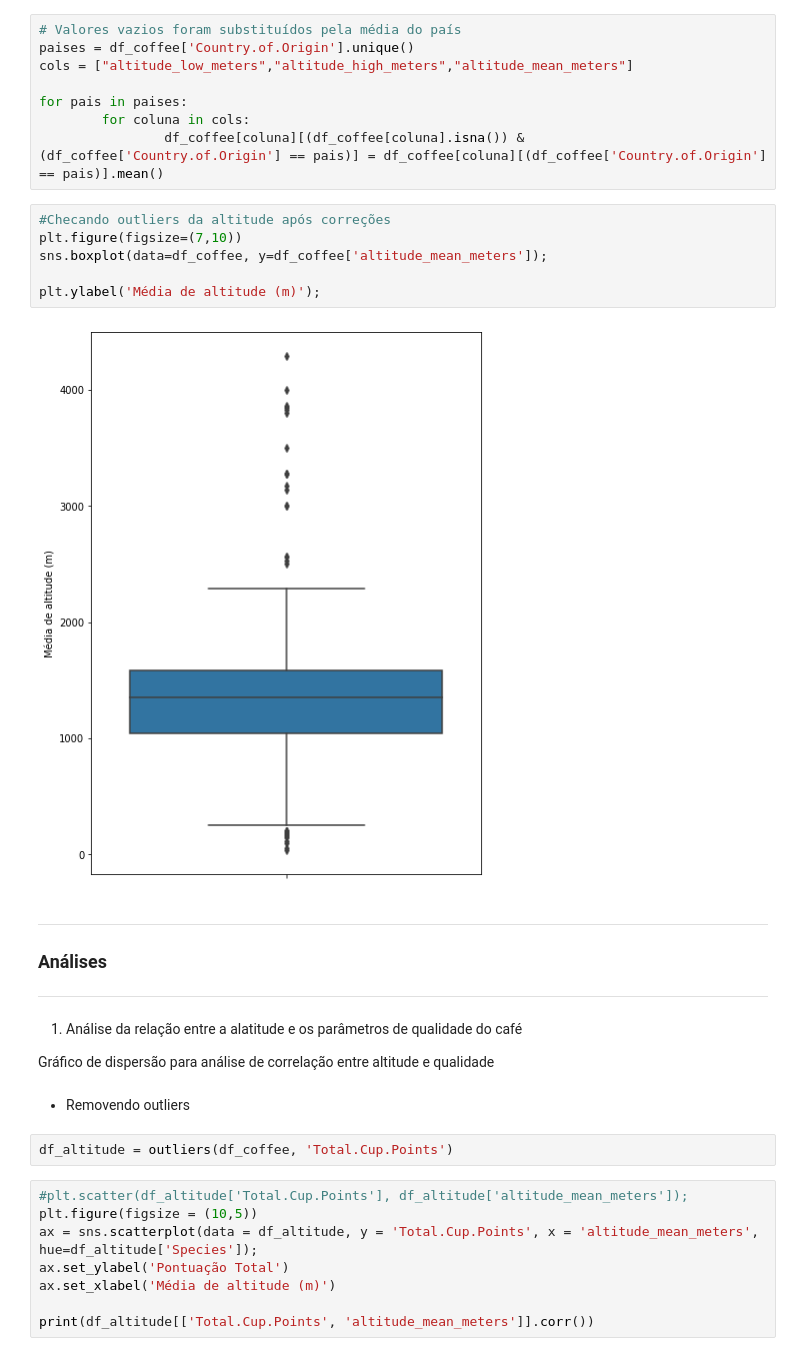
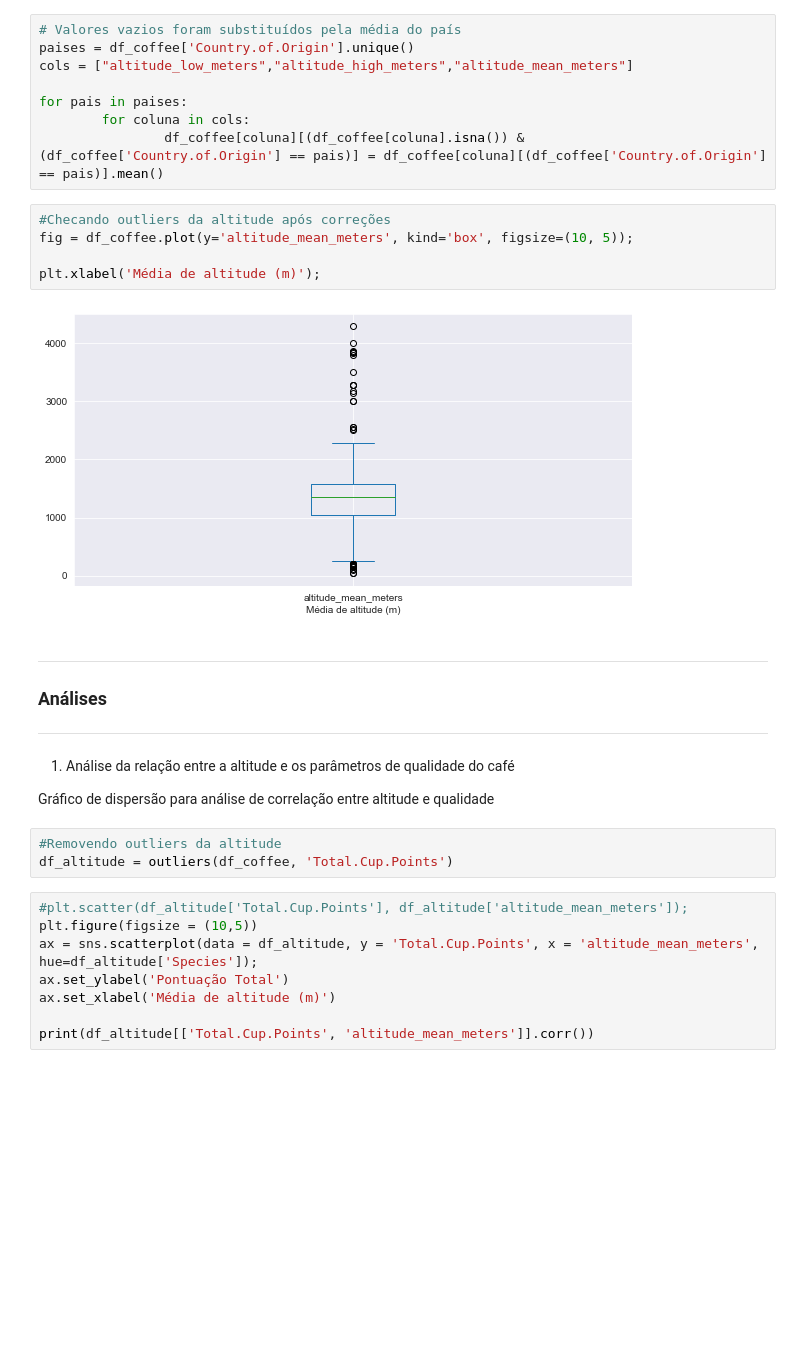
Before and after one commit to fernandadefalco/projeto-moduloIV, a Jupyter notebook: projeto_4.ipynb, the cells around one changed output. Saved outputs shown, nothing was run; the diff lists cells and outputs as text; blank space fills up the shorter version.

```diff
--- a/projeto_4.ipynb
+++ b/projeto_4.ipynb
@@ -253,24 +259,22 @@ for pais in paises:
                 df_coffee[coluna][(df_coffee[coluna].isna()) & (df_coffee['Country.of.Origin'] == pais)] = df_coffee[coluna][(df_coffee['Country.of.Origin'] == pais)].mean()
 # %%
 #Checando outliers da altitude após correções
-plt.figure(figsize=(7,10))
-sns.boxplot(data=df_coffee, y=df_coffee['altitude_mean_meters']);
+fig = df_coffee.plot(y='altitude_mean_meters', kind='box', figsize=(10, 5));
 
-plt.ylabel('Média de altitude (m)');
+plt.xlabel('Média de altitude (m)');
 # %% [output]
-[figure, old version]
+[figure, new version]
 # %% [markdown]
 _____
 
 ### Análises
 ___
 # %% [markdown]
-1. Análise da relação entre a alatitude e os parâmetros de qualidade do café
+1. Análise da relação entre a altitude e os parâmetros de qualidade do café
 
 Gráfico de dispersão para análise de correlação entre altitude e qualidade
-# %% [markdown]
-- Removendo outliers
 # %%
+#Removendo outliers da altitude
 df_altitude = outliers(df_coffee, 'Total.Cup.Points')
 # %%
 #plt.scatter(df_altitude['Total.Cup.Points'], df_altitude['altitude_mean_meters']);
```
Also changed, not shown: parts of 19 cells of this notebook.
